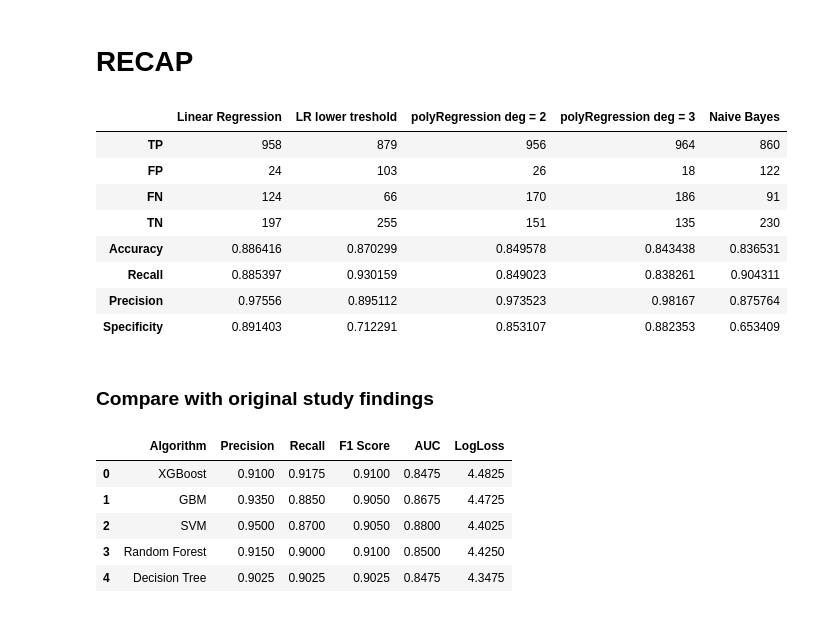
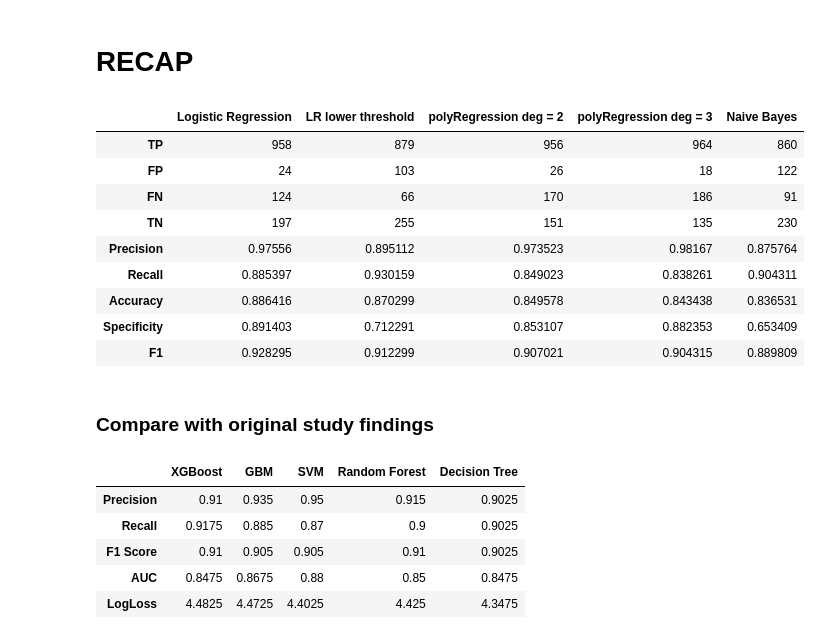
Before and after one commit to pommier1989235/Project-FDS, a Jupyter notebook: project.ipynb, the cells around one changed output. Saved outputs shown, nothing was run; the diff lists cells and outputs as text; code cells hidden in the pictures.

Commit message:
added f1 score

```diff
--- a/project.ipynb
+++ b/project.ipynb
@@ -527,39 +536,44 @@ print_metrics(cms['nb'])
 # %% [markdown]
 # RECAP
 # %%
-col = ['Linear Regression', 'LR lower treshold', 'polyRegression deg = 2', 'polyRegression deg = 3', 'Naive Bayes']
-index = ['TP', 'FP', 'FN', 'TN','Accuracy', 'Recall', 'Precision', 'Specificity']
+col = ['Logistic Regression', 'LR lower threshold', 'polyRegression deg = 2', 'polyRegression deg = 3', 'Naive Bayes']
+index = ['TP', 'FP', 'FN', 'TN','Precision', 'Recall', 'Accuracy', 'Specificity', 'F1']
 performance = pd.DataFrame(index = index, columns = col)
 
-methods = ['lr', 'lr_low_tres', 'lr2', 'lr3', 'nb']
+methods = ['lr', 'lr_low_thres', 'lr2', 'lr3', 'nb']
 
 performance.iloc[0:4, 0:5] = np.array([cms[method].flatten() for method in methods]).T
 
 
+performance.loc['Precision',:] = [precision(cms[method]) for method in methods]
+performance.loc['Recall',:] = [recall(cms[method]) for method in methods]
 performance.loc['Accuracy',:] = [accuracy(cms[method]) for method in methods]
-performance.loc['Recall',:] = [recall(cms[method]) for method in methods]
-performance.loc['Precision',:] = [precision(cms[method]) for method in methods]
 performance.loc['Specificity',:] = [specificity(cms[method]) for method in methods]
+performance.loc['F1',:] = [f1_score(cms[method]) for method in methods]
 performance
 # %% [output]
-|  | Linear Regression | LR lower treshold | polyRegression deg = 2 | polyRegression deg = 3 | Naive Bayes |
+|  | Logistic Regression | LR lower threshold | polyRegression deg = 2 | polyRegression deg = 3 | Naive Bayes |
 | TP | 958 | 879 | 956 | 964 | 860 |
 | FP | 24 | 103 | 26 | 18 | 122 |
 | FN | 124 | 66 | 170 | 186 | 91 |
 | TN | 197 | 255 | 151 | 135 | 230 |
+| Precision | 0.97556 | 0.895112 | 0.973523 | 0.98167 | 0.875764 |
+| Recall | 0.885397 | 0.930159 | 0.849023 | 0.838261 | 0.904311 |
 | Accuracy | 0.886416 | 0.870299 | 0.849578 | 0.843438 | 0.836531 |
-| Recall | 0.885397 | 0.930159 | 0.849023 | 0.838261 | 0.904311 |
-| Precision | 0.97556 | 0.895112 | 0.973523 | 0.98167 | 0.875764 |
 | Specificity | 0.891403 | 0.712291 | 0.853107 | 0.882353 | 0.653409 |
+| F1 | 0.928295 | 0.912299 | 0.907021 | 0.904315 | 0.889809 |
 # %% [markdown]
 ### Compare with original study findings
 # %%
 study = pd.read_csv("study_results.csv")
+study = study.transpose()
+study.columns = study.iloc[0]
+study = study.drop(study.index[0])
 display(study)
 # %% [output]
-|  | Algorithm | Precision | Recall | F1 Score | AUC | LogLoss |
-| 0 | XGBoost | 0.9100 | 0.9175 | 0.9100 | 0.8475 | 4.4825 |
-| 1 | GBM | 0.9350 | 0.8850 | 0.9050 | 0.8675 | 4.4725 |
-| 2 | SVM | 0.9500 | 0.8700 | 0.9050 | 0.8800 | 4.4025 |
-| 3 | Random Forest | 0.9150 | 0.9000 | 0.9100 | 0.8500 | 4.4250 |
-| 4 | Decision Tree | 0.9025 | 0.9025 | 0.9025 | 0.8475 | 4.3475 |
+|  | XGBoost | GBM | SVM | Random Forest | Decision Tree |
+| Precision | 0.91 | 0.935 | 0.95 | 0.915 | 0.9025 |
+| Recall | 0.9175 | 0.885 | 0.87 | 0.9 | 0.9025 |
+| F1 Score | 0.91 | 0.905 | 0.905 | 0.91 | 0.9025 |
+| AUC | 0.8475 | 0.8675 | 0.88 | 0.85 | 0.8475 |
+| LogLoss | 4.4825 | 4.4725 | 4.4025 | 4.425 | 4.3475 |
```
Also changed, not shown: parts of 6 cells of this notebook, 1 other file.
